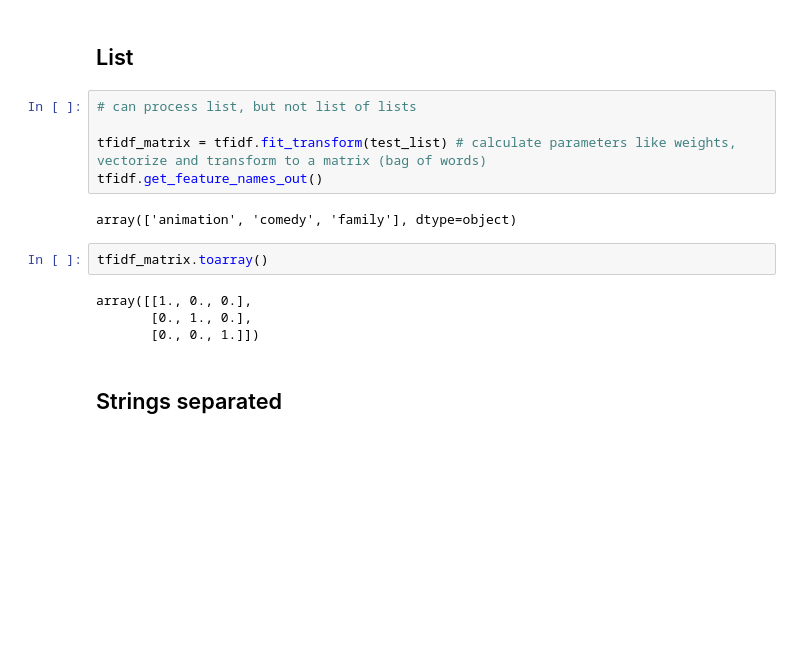
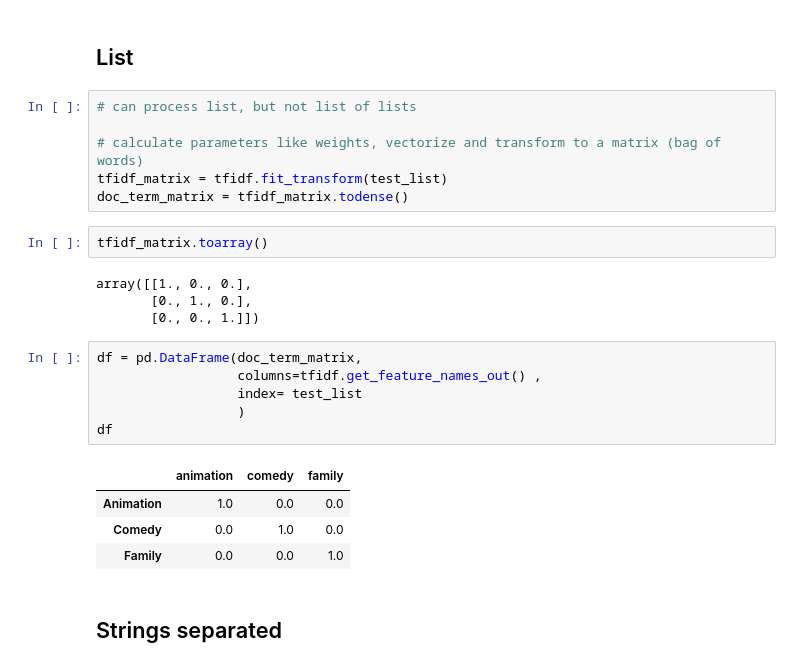
Before and after one commit to cristhianc001/Movie-Recommendation-System, a Jupyter notebook: notebooks/4. Recommendation Model.ipynb, the cells around one changed output. Cells and saved outputs as stored; diff of their text form; blank space fills up the shorter version.

```diff
--- a/notebooks/4. Recommendation Model.ipynb
+++ b/notebooks/4. Recommendation Model.ipynb
@@ -69,16 +54,26 @@ Not only these objects are going to be tested, the resulting vocabulary and bag
 # %%
 # can process list, but not list of lists
 
-tfidf_matrix = tfidf.fit_transform(test_list) # calculate parameters like weights, vectorize and transform to a matrix (bag of words)
-tfidf.get_feature_names_out()
+# calculate parameters like weights, vectorize and transform to a matrix (bag of words)
+tfidf_matrix = tfidf.fit_transform(test_list)
+doc_term_matrix = tfidf_matrix.todense()
-# %% [output]
-array(['animation', 'comedy', 'family'], dtype=object)
 # %%
 tfidf_matrix.toarray()
 # %% [output]
 array([[1., 0., 0.],
        [0., 1., 0.],
        [0., 0., 1.]])
+# %%
+df = pd.DataFrame(doc_term_matrix,
+                  columns=tfidf.get_feature_names_out() ,
+                  index= test_list
+                  )
+df
+# %% [output]
+|  | animation | comedy | family |
+| Animation | 1.0 | 0.0 | 0.0 |
+| Comedy | 0.0 | 1.0 | 0.0 |
+| Family | 0.0 | 0.0 | 1.0 |
 # %% [markdown]
 ## Strings separated
 # %%
```
Also changed, not shown: parts of 47 cells of this notebook, 4 other files.
